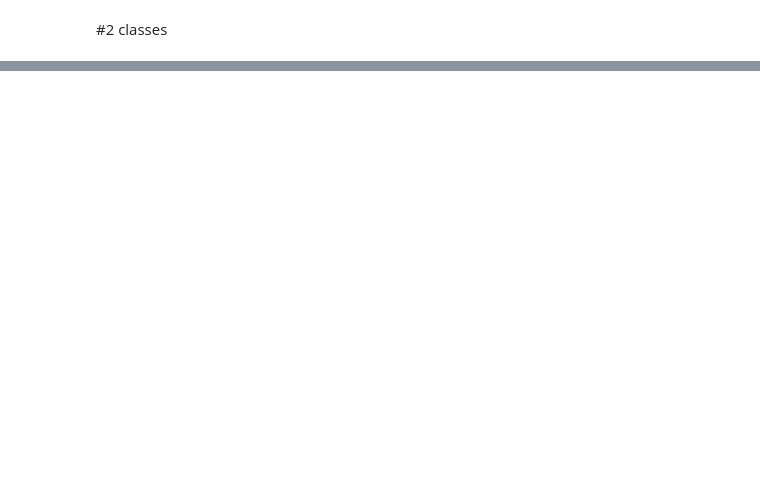
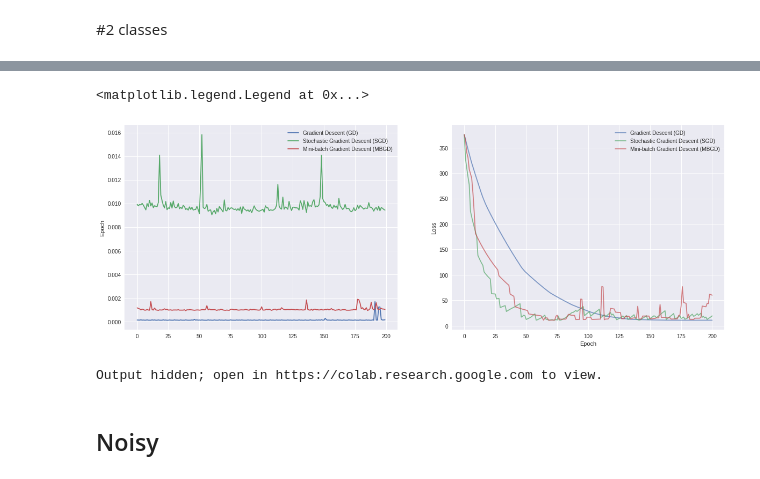
Before and after one commit to dac-nh/JVN-ICT, a Jupyter notebook: ICT/SVM-Gradient_Descent.ipynb, the cells around one changed output, grey strips where cells are left out. Saved outputs shown, nothing was run; the diff lists cells and outputs as text; code cells hidden in the pictures; blank space fills up the shorter version.

```diff
--- a/ICT/SVM-Gradient_Descent.ipynb
+++ b/ICT/SVM-Gradient_Descent.ipynb
@@ -431,0 +461,36 @@ iplot(figure_hyperplane, filename='gd-moving-plane')
+# %%
+fig, ax = plt.subplots(nrows=1, ncols=2, figsize=(20,7))
+
+for time_list, label in zip([time_list_gd, time_list_sgd, time_list_mbgd],
+                            ['Gradient Descent (GD)',
+                             'Stochastic Gradient Descent (SGD)',
+                             'Mini-batch Gradient Descent (MBGD)']):
+    ax[0].plot((range(len(time_list_gd))), time_list, label=label, alpha=1)
+ax[0].set_ylabel('Time Consuming')
+ax[0].set_ylabel('Epoch')
+ax[0].legend(loc='best')
+
+for loss_list, label in zip([loss_list_gd, loss_list_sgd, loss_list_mbgd],
+                            ['Gradient Descent (GD)',
+                             'Stochastic Gradient Descent (SGD)',
+                             'Mini-batch Gradient Descent (MBGD)']):
+    ax[1].plot(loss_list, label=label, alpha=0.7)
+ax[1].set_ylabel('Loss')
+ax[1].set_xlabel('Epoch')
+ax[1].legend(loc='best')
+# %% [output]
+<matplotlib.legend.Legend at 0x...>
+[figure, added]
+# %%
+fig, ax = plt.subplots(nrows=1, ncols=2, figsize=(20,7))
+
+weights_lg = np.array([0.01756025, 0.03692777, 1.9450373543725836])
+ani = visualize_loss_and_scatterplot(fig, ax, X, y, weights_gd, weights_sgd, weights_mbgd, weights_lg)
+
+plt.close()
+rc('animation', html='jshtml')
+ani
+# %% [output]
+Output hidden; open in https://colab.research.google.com to view.
+# %% [markdown]
+## Noisy
```
Also changed, not shown: parts of 60 cells of this notebook.
